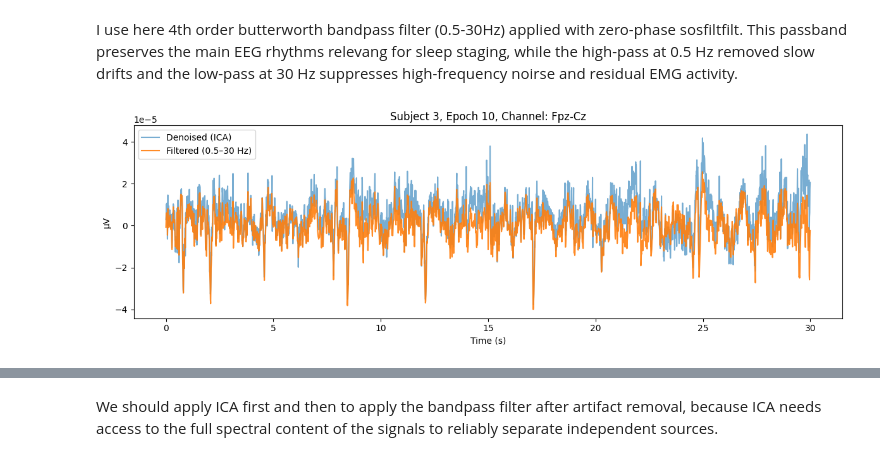
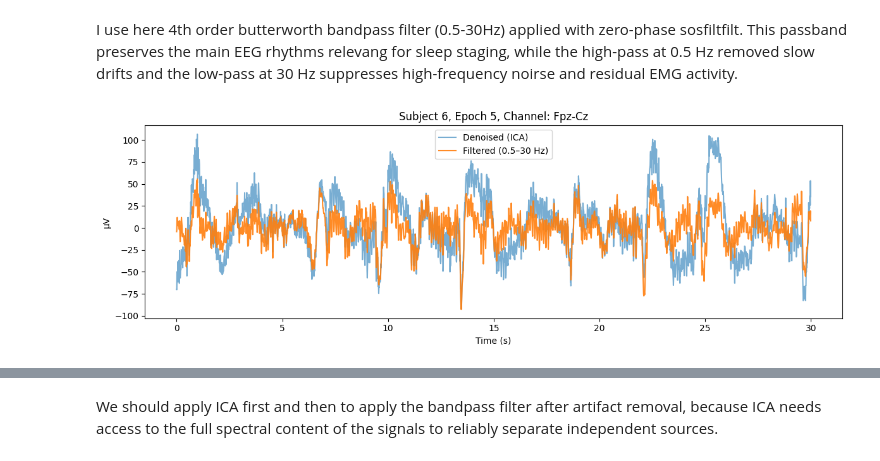
Before and after one commit to teodora-taleska/kuleuven-archive, a Jupyter notebook: Biomedical data processing/Project/Part 2/2025_project_part2.ipynb, the cells around one changed output, grey strips where cells are left out. Cells and saved outputs as stored; diff of their text form; code cells hidden in the pictures.

```diff
--- a/Biomedical data processing/Project/Part 2/2025_project_part2.ipynb
+++ b/Biomedical data processing/Project/Part 2/2025_project_part2.ipynb
@@ -341,29 +374,34 @@ Additional Questions:
 - Identify which components are likely EOG-related and which are EMG-related. Provide a short rationale for each identification.
 - Discuss the effect of including vs excluding EOG/EMG channels from ICA input.
 # %%
-subject = 3
-epoch = 10
+subject = 6
+epoch = 5
 
-raw = X[subject][epoch]            # shape (4, 3000)
-raw_T = raw.T                      # shape (3000, 4) -> needed for ICA
+raw = X[subject][epoch]
+raw = raw * 1e6          # shape (4, 3000)
+raw_T = raw.T                    # shape (3000, 4) -> needed for ICA
 
 S = ica.transform(raw_T)           # shape (3000, 4) -> components
 S = S.T                             # shape (4, 3000) for plotting
 # %%
-fig, axs = plt.subplots(6, 1, figsize=(12, 10), sharex=True)
+fig, axs = plt.subplots(6, 1, figsize=(12, 10))
 
-t = np.arange(signal.shape[1]) / fs
+t = np.arange(raw.shape[1]) / fs
 
 # original EOG & EMG
 axs[0].plot(t, raw[2])
 axs[0].set_title("Original EOG")
+axs[0].set_ylabel("µV")
+
 axs[1].plot(t, raw[3])
 axs[1].set_title("Original EMG")
+axs[1].set_ylabel("µV")
 
 # ICA components
 for k in range(4):
     axs[k+2].plot(t, S[k])
     axs[k+2].set_title(f"ICA Component {k}")
+    axs[k+2].set_ylabel("a.u.")
 
 plt.tight_layout()
 plt.show()
@@ -477,24 +512,27 @@ All subjects denoised.
 # %%
 # plot the denoised EEG signal before and after removing the identified components
 
-subject = 3
-epoch = 10
+subject = 6
+epoch = 5
 
 def plot_before_after(subject, epoch, X_raw, X_clean, fs=100):
     t = np.arange(X_raw[subject].shape[-1]) / fs
 
     fig, axs = plt.subplots(2, 1, figsize=(12, 6), sharex=True)
 
-    # Fpz-Cz
-    axs[0].plot(t, X_raw[subject][epoch, 0], label="Original", alpha=0.7)
-    axs[0].plot(t, X_clean[subject][epoch, 0], label="Denoised", alpha=0.7)
+    raw_uV = X_raw[subject][epoch] * 1e6
+    clean_uV = X_clean[subject][epoch] * 1e6
+
+    axs[0].plot(t, raw_uV[0], label="Original", alpha=0.7)
+    axs[0].plot(t, clean_uV[0], label="Denoised", alpha=0.7)
     axs[0].set_title("Fpz-Cz")
+    axs[0].set_ylabel("µV")
     axs[0].legend()
 
-    # Pz-Oz
-    axs[1].plot(t, X_raw[subject][epoch, 1], label="Original", alpha=0.7)
-    axs[1].plot(t, X_clean[subject][epoch, 1], label="Denoised", alpha=0.7)
+    axs[1].plot(t, raw_uV[1], label="Original", alpha=0.7)
+    axs[1].plot(t, clean_uV[1], label="Denoised", alpha=0.7)
     axs[1].set_title("Pz-Oz")
+    axs[1].set_ylabel("µV")
     axs[1].set_xlabel("Time (s)")
     axs[1].legend()
 
@@ -537,19 +572,22 @@ I use here 4th order butterworth bandpass filter (0.5-30Hz) applied with zero-ph
 # %%
 # plot the final denoised and filtered signal for a given subject and epoch vs original raw signal
 fs = 100
 t = np.arange(raw_signal.shape[-1]) / fs
 
+raw_uV = raw_signal * 1e6
+filtered_uV = filtered_signal * 1e6
+
 plt.figure(figsize=(12,4))
-plt.plot(t, raw_signal, label="Denoised (ICA)", alpha=0.6)
-plt.plot(t, filtered_signal, label="Filtered (0.5–30 Hz)", alpha=0.9)
+plt.plot(t, raw_uV, label="Denoised (ICA)", alpha=0.6)
+plt.plot(t, filtered_uV, label="Filtered (0.5–30 Hz)", alpha=0.9)
 plt.xlabel("Time (s)")
 plt.ylabel("µV")
 plt.title(f"Subject {subject}, Epoch {epoch}, Channel: {CHANNELS[channel]}")
 plt.legend()
 plt.tight_layout()
 plt.show()
 # %% [output]
-[figure, old version]
+[figure, new version]
 # %%
 # PSD  (welch)
 f_raw, P_raw = welch(raw_signal, fs=fs, nperseg=500)
```
Also changed, not shown: parts of 54 cells of this notebook, 1 other file.
